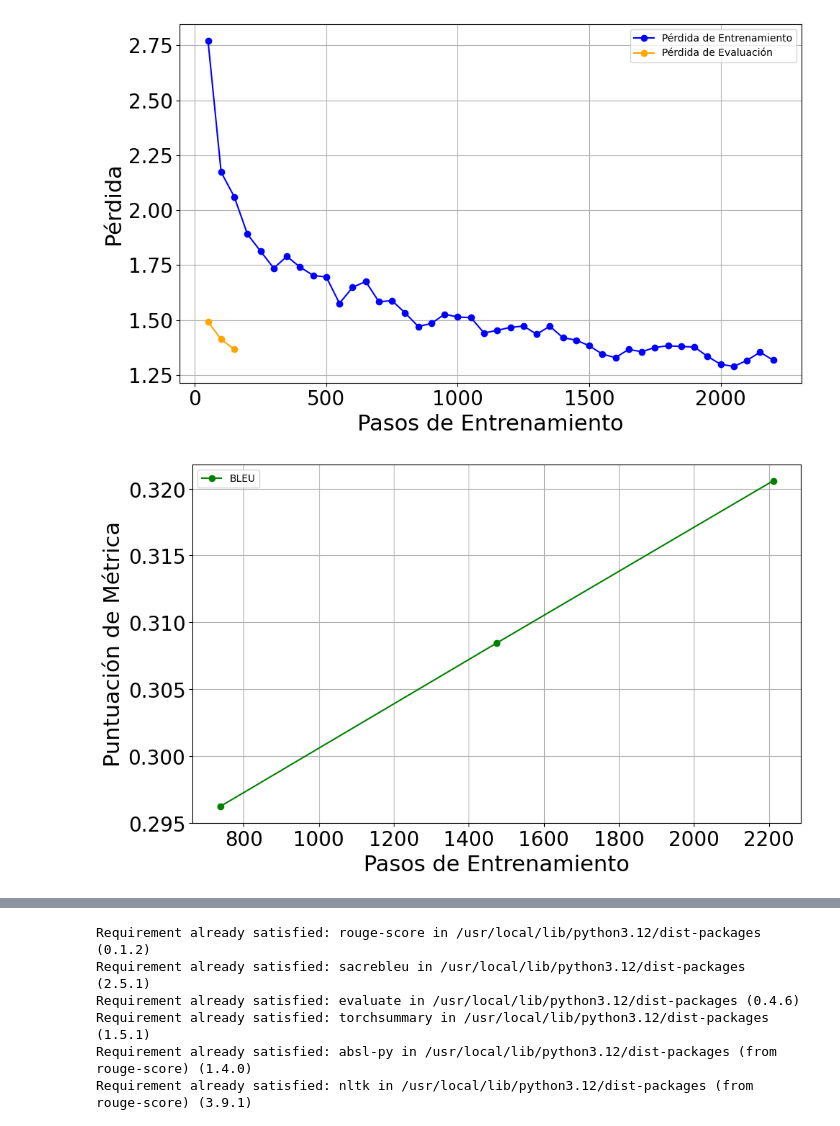
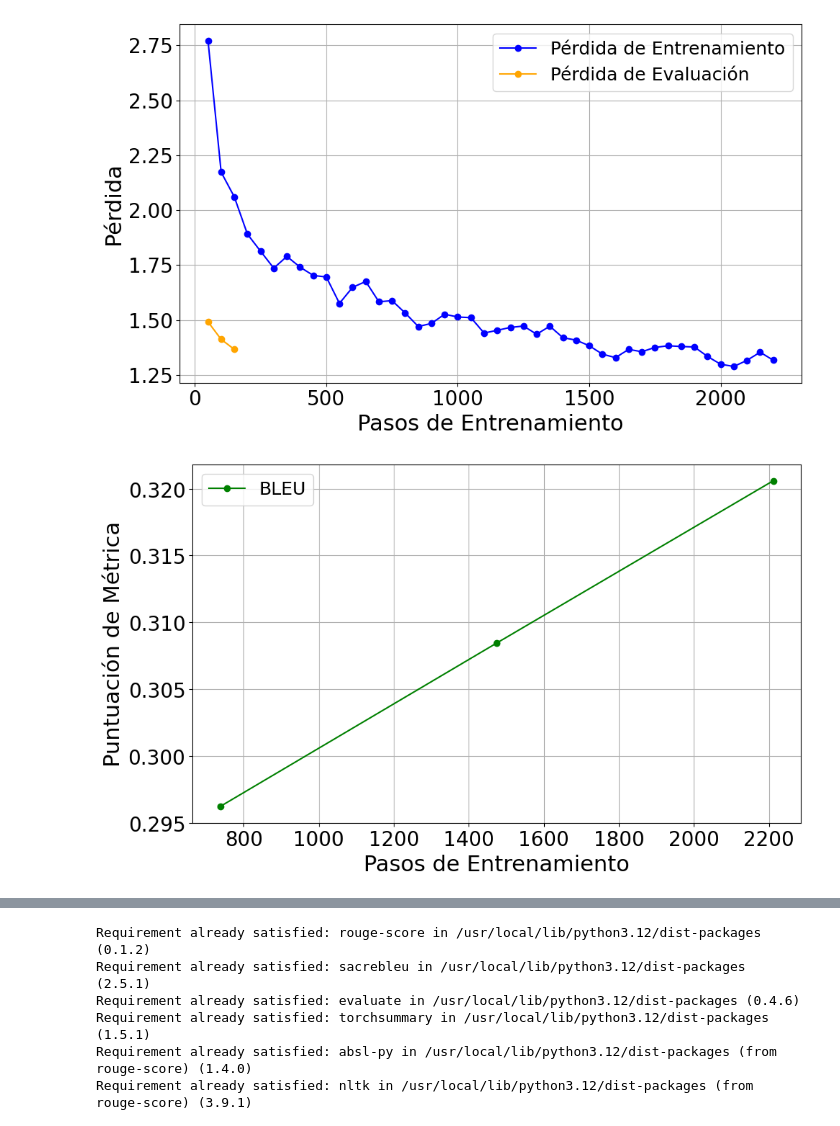
Before and after one commit to IvanSalinas2000/Preprocesamiento-y-clasificacion-de-datos, a Jupyter notebook: Tesina/TesinaChatBot.ipynb, the cells around one changed output, grey strips where cells are left out. Cells and saved outputs as stored; diff of their text form; code cells hidden in the pictures.

```diff
--- a/Tesina/TesinaChatBot.ipynb
+++ b/Tesina/TesinaChatBot.ipynb
@@ -6,7 +8,7 @@ plt.plot(steps[:len(eval_loss)], eval_loss, label="Pérdida de Evaluación", col
 plt.xlabel("Pasos de Entrenamiento", fontsize=22)
 plt.ylabel("Pérdida", fontsize=22)
 plt.tick_params(axis='both', labelsize=20)
-plt.legend()
+plt.legend(fontsize=18)
 plt.grid(True)
 plt.tight_layout()
 plt.show()
@@ -14,35 +16,35 @@ plt.show()
 # Gráfico: Puntuación BLEU
 plt.figure(figsize=(10, 6))
 plt.plot(eval_steps, eval_bleu, label="BLEU", marker="o", linestyle="-", color="green")
 plt.xlabel("Pasos de Entrenamiento", fontsize=22)
 plt.ylabel("Puntuación de Métrica", fontsize=22)
 plt.tick_params(axis='both', labelsize=20)
-plt.legend()
+plt.legend(fontsize=18)
 plt.grid(True)
 plt.tight_layout()
 plt.show()
 
 # Gráfico: Puntuación ROUGE-L
 plt.figure(figsize=(10, 6))
 plt.plot(eval_steps, eval_rogue, label="ROUGE-L", marker="o", linestyle="-", color="red")
 plt.xlabel("Pasos de Entrenamiento", fontsize=22)
 plt.ylabel("Puntuación de Métrica", fontsize=22)
 plt.tick_params(axis='both', labelsize=20)
-plt.legend()
+plt.legend(fontsize=18)
 plt.grid(True)
 plt.tight_layout()
 plt.show()
 
 # Gráfico: Coincidencia Exacta
 plt.figure(figsize=(10, 6))
 plt.plot(eval_steps, eval_exact_match, label="Coincidencia Exacta", marker="o", linestyle="-", color="black")
 plt.xlabel("Pasos de Entrenamiento", fontsize=22)
 plt.ylabel("Puntuación de Métrica", fontsize=22)
 plt.tick_params(axis='both', labelsize=20)
-plt.legend()
+plt.legend(fontsize=18)
 plt.grid(True)
 plt.tight_layout()
 plt.show()
 # %% [output]
-[figure, old version]
+[figure, new version]
-[figure, old version]
+[figure, new version]
```
Also changed, not shown: parts of 3 cells of this notebook.
